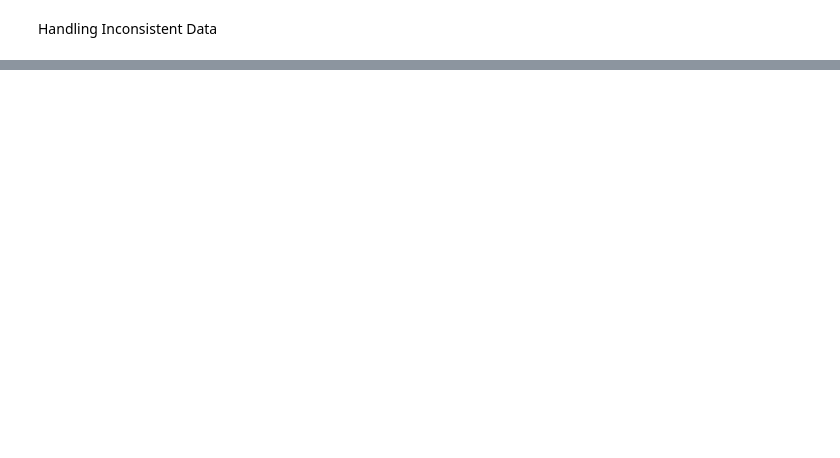
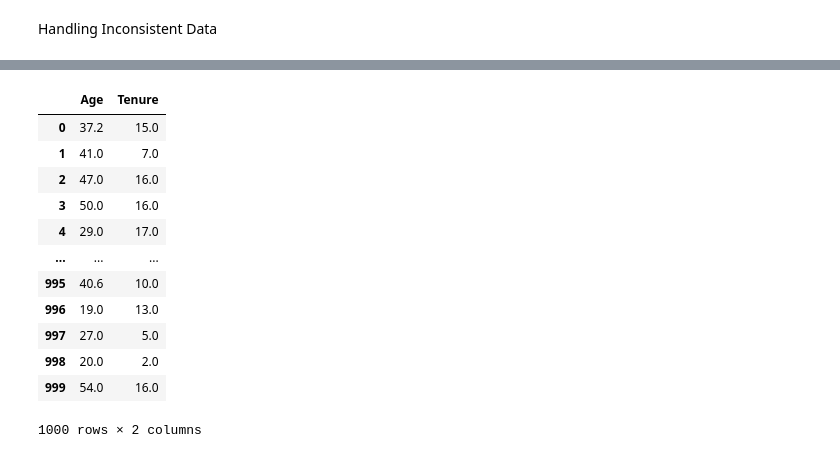
Before and after one commit to joemcd99/Sandbox, a Jupyter notebook: Data Cleaning.ipynb, the cells around one changed output, grey strips where cells are left out. Drawn from its saved outputs; the diff is of its cells as text; code cells hidden in the pictures; blank space fills up the shorter version.

```diff
--- a/Data Cleaning.ipynb
+++ b/Data Cleaning.ipynb
@@ -390,0 +421,22 @@ euro_dollar_df
+# %%
+# Nearet Neighbour
+#Define how many "neighbours". It looks at the 5 nearest rows in this example to model the replacement value for nulls
+#This works across all numeric columns, not just 1
+imputer = KNNImputer(n_neighbors=5)  # Use 5 nearest neighbors
+df_imputed = pd.DataFrame(imputer.fit_transform(rd3), columns=rd3.columns)
+
+df_imputed
+# %% [output]
+|  | Age | Tenure |
+| 0 | 37.2 | 15.0 |
+| 1 | 41.0 | 7.0 |
+| 2 | 47.0 | 16.0 |
+| 3 | 50.0 | 16.0 |
+| 4 | 29.0 | 17.0 |
+| ... | ... | ... |
+| 995 | 40.6 | 10.0 |
+| 996 | 19.0 | 13.0 |
+| 997 | 27.0 | 5.0 |
+| 998 | 20.0 | 2.0 |
+| 999 | 54.0 | 16.0 |
+1000 rows × 2 columns
```
Also changed, not shown: parts of 14 cells of this notebook.
